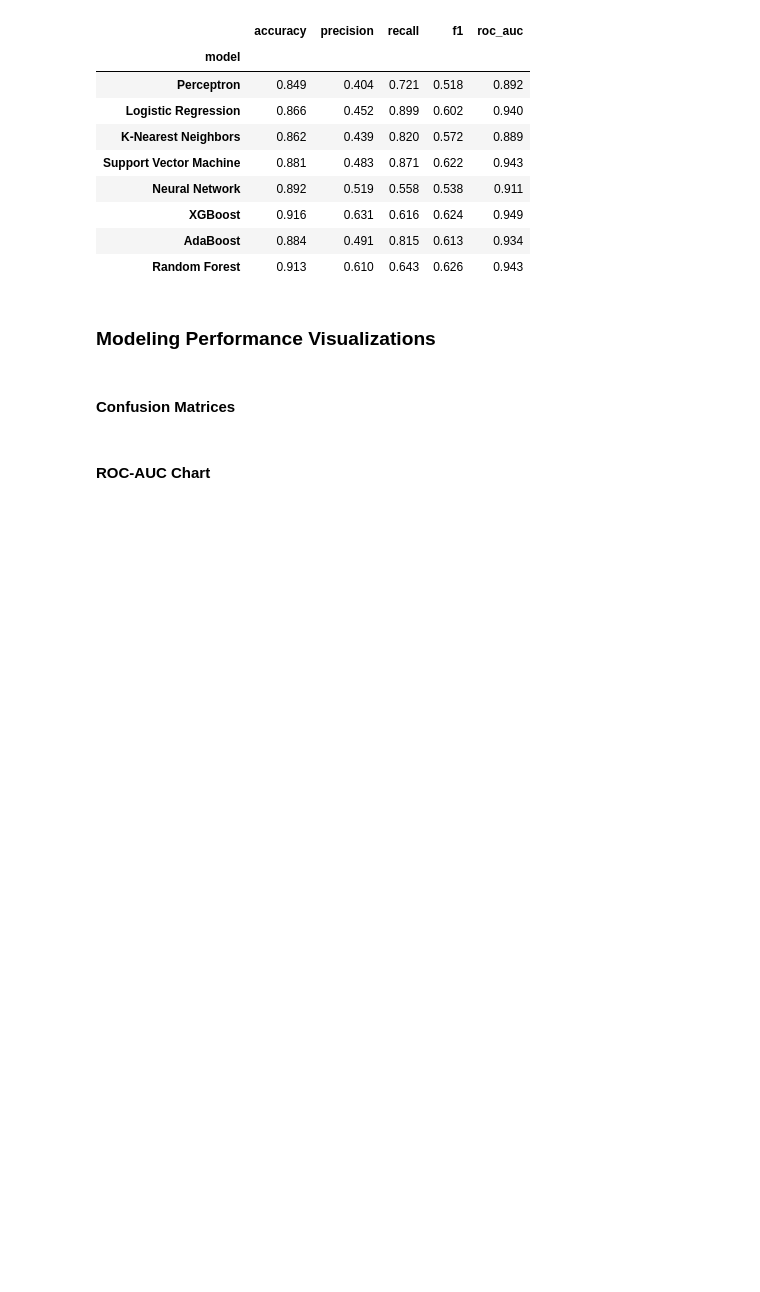
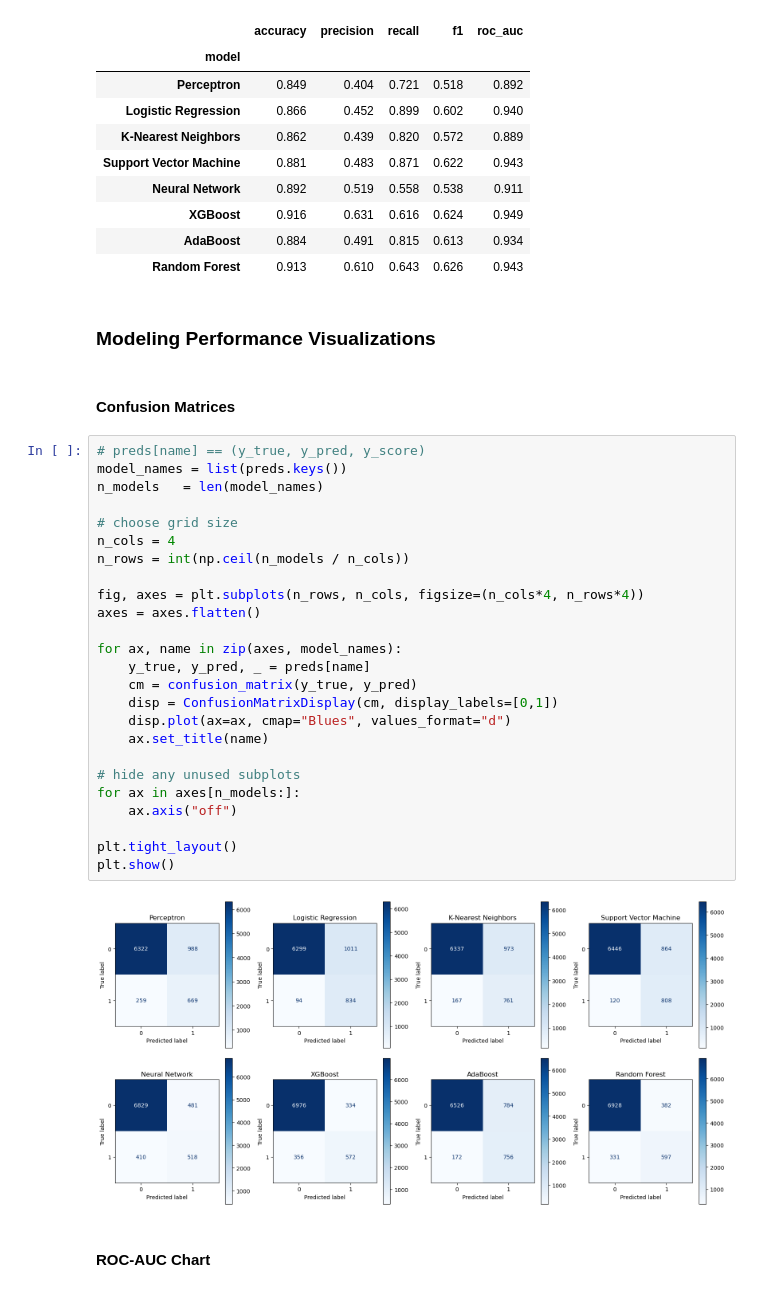
Before and after one commit to junclemente/ads504-final_project, a Jupyter notebook: notebooks/Preprocess_Modeling.ipynb, the cells around one changed output. Cells and saved outputs as stored; diff of their text form; blank space fills up the shorter version.

Commit message:
added in performance visualizations for each models testing set. ROC-AUC, testing metrics df, precision-recall curves and confusion matrices for all models.

```diff
--- a/notebooks/Preprocess_Modeling.ipynb
+++ b/notebooks/Preprocess_Modeling.ipynb
@@ -409,5 +401,32 @@ Parameters: { "use_label_encoder" } are not used.
 ### Modeling Performance Visualizations
 # %% [markdown]
 #### Confusion Matrices
+# %%
+# preds[name] == (y_true, y_pred, y_score)
+model_names = list(preds.keys())
+n_models   = len(model_names)
+
+# choose grid size
+n_cols = 4
+n_rows = int(np.ceil(n_models / n_cols))
+
+fig, axes = plt.subplots(n_rows, n_cols, figsize=(n_cols*4, n_rows*4))
+axes = axes.flatten()
+
+for ax, name in zip(axes, model_names):
+    y_true, y_pred, _ = preds[name]
+    cm = confusion_matrix(y_true, y_pred)
+    disp = ConfusionMatrixDisplay(cm, display_labels=[0,1])
+    disp.plot(ax=ax, cmap="Blues", values_format="d")
+    ax.set_title(name)
+
+# hide any unused subplots
+for ax in axes[n_models:]:
+    ax.axis("off")
+
+plt.tight_layout()
+plt.show()
+# %% [output]
+[figure, added]
 # %% [markdown]
 #### ROC-AUC Chart
```
Also changed, not shown: parts of 5 cells of this notebook.
